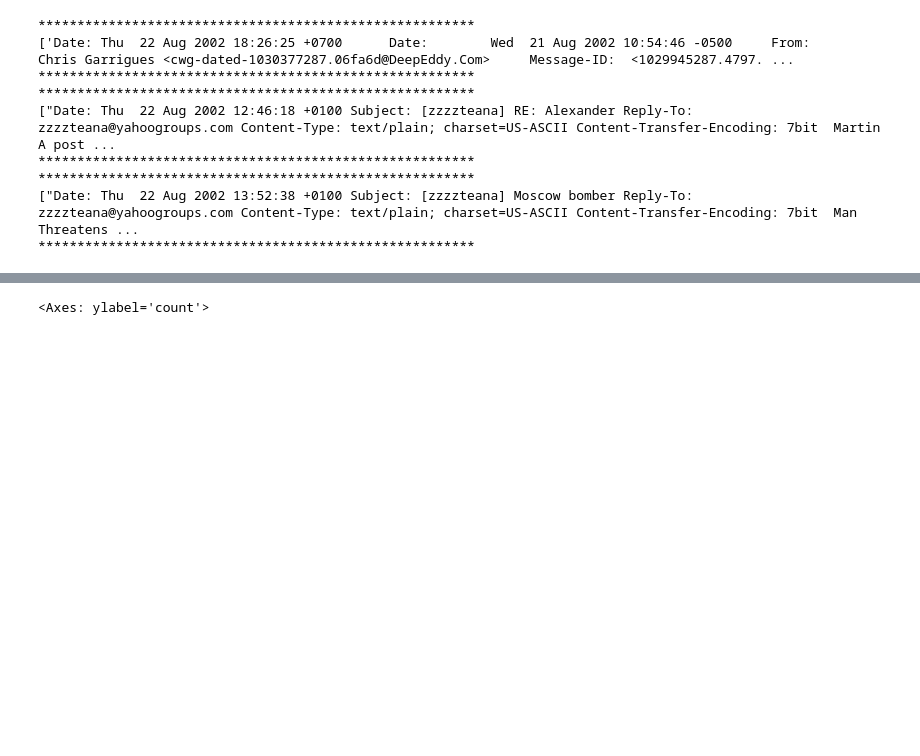
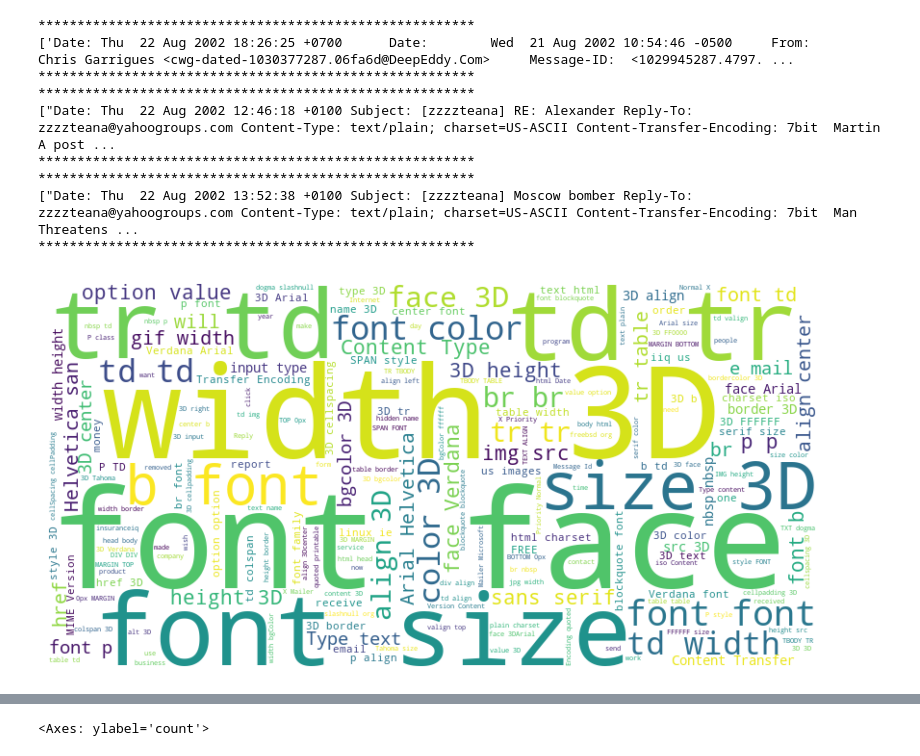
Before and after one commit to LukasZlocki/deep_learning_spam_assasin, a Jupyter notebook: deep_learning_spam_assasin.ipynb, the cells around one changed output, grey strips where cells are left out. Saved outputs shown, nothing was run; the diff lists cells and outputs as text; code cells hidden in the pictures; blank space fills up the shorter version.

Commit message:
ad word cloud for spam and ham

```diff
--- a/deep_learning_spam_assasin.ipynb
+++ b/deep_learning_spam_assasin.ipynb
@@ -290,0 +295,14 @@ spam_df = pd.concat([file_spam, file_ham], ignore_index=True)
+# %%
+# Word cloud - SPAM
+
+# Combine all text from the dataset
+all_text = ' '.join(file_spam['text'].tolist()) # text - column name with string words
+# Create the word cloud
+wordcloud = WordCloud(width=800, height=400, background_color='white').generate(all_text)
+# Display the word cloud
+plt.figure(figsize=(10, 5))
+plt.imshow(wordcloud, interpolation='bilinear')
+plt.axis('off')
+plt.show()
+# %% [output]
+[figure, added]
```
Also changed, not shown: parts of 8 cells of this notebook.
